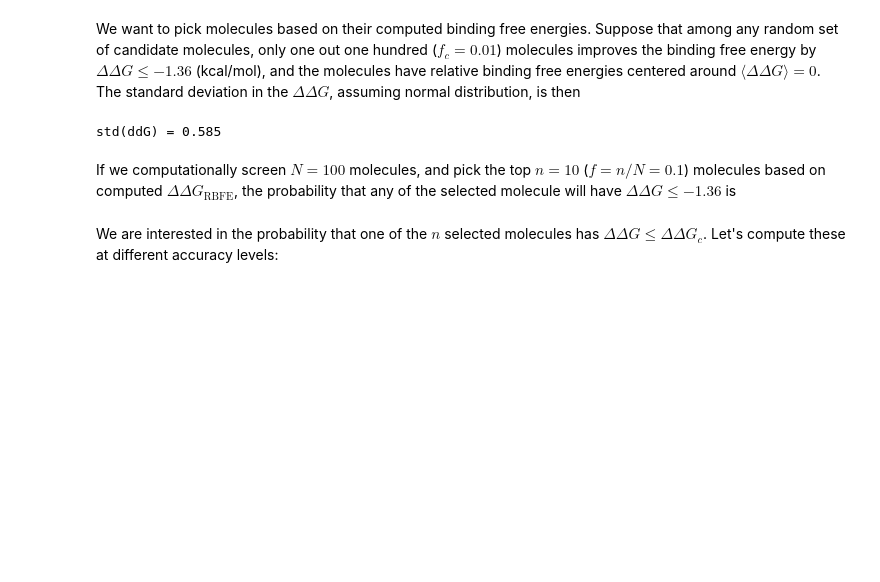
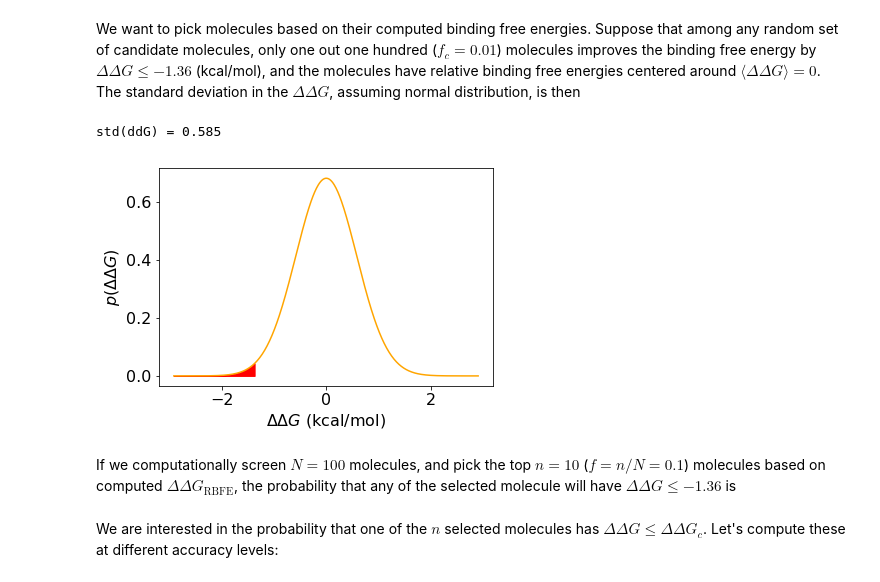
Before and after one commit to forcefield/living-the-odds, a Jupyter notebook: accuracy_in_predictive_ranking.ipynb, the cells around one changed output. Drawn from its saved outputs; the diff is of its cells as text; code cells hidden in the pictures; blank space fills up the shorter version.

```diff
--- a/accuracy_in_predictive_ranking.ipynb
+++ b/accuracy_in_predictive_ranking.ipynb
@@ -206,6 +209,23 @@ sg = fsolve( lambda s: pxc(gc, g0, s) - fc, 1.)[0]
 print 'std(ddG) = %.3f' % sg
 # %% [output]
 std(ddG) = 0.585
+# %%
+def plot_ddg_distribution():
+    fig, ax = plt.subplots()
+    ddg = np.arange( g0-5*sg, g0+5*sg, sg/50.)
+    p = gaussian( ddg, g0, sg)
+    ax.plot( ddg, p, color='orange')
+    ddg = np.arange( g0-5*sg, gc, sg/20)
+    p = gaussian( ddg, g0, sg)
+    ax.fill_between( ddg, 0, p, color='red')
+    ax.set_xlabel( '$\Delta\Delta G$ (kcal/mol)')
+    ax.set_ylabel( '$p(\Delta\Delta G)$')
+    return fig
+
+figddGdist = plot_ddg_distribution()
+figddGdist.savefig( 'figures/pddG.eps')
+# %% [output]
+[figure, added]
 # %% [markdown]
 If we computationally screen $N=100$ molecules, and pick the top $n=10$ ($f=n/N=0.1$) molecules based on computed $\Delta\Delta G_{\mathrm{RBFE}}$, the probability that any of the selected molecule will have $\Delta\Delta G \leq -1.36$ is
 # %%
```
Also changed, not shown: parts of 4 cells of this notebook, 5 other files.
